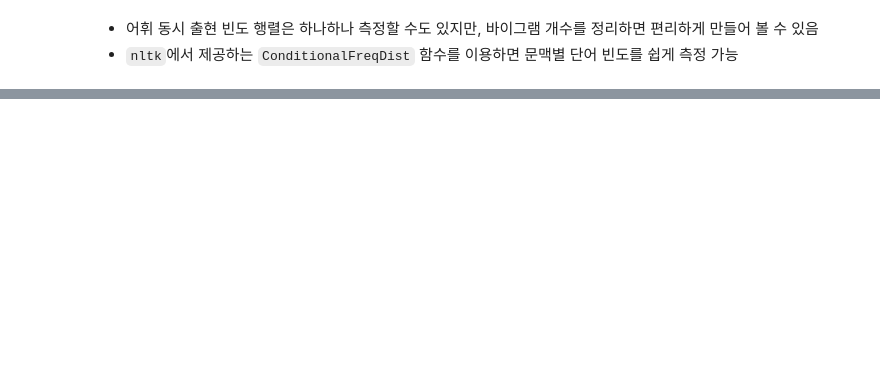
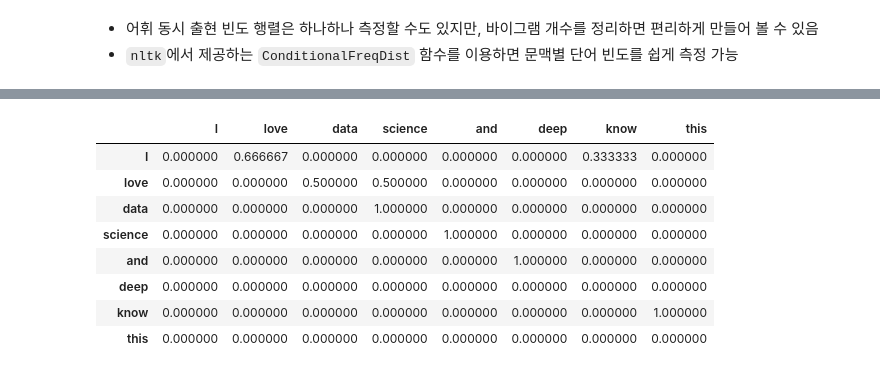
Before and after one commit to bbinibini/Natural-Laguage-Processing, a Jupyter notebook: 5.의미 연결망 분석(Semantic Network Analysis).ipynb, the cells around one changed output, grey strips where cells are left out. Drawn from its saved outputs; the diff is of its cells as text; code cells hidden in the pictures; blank space fills up the shorter version.

```diff
--- a/5.의미 연결망 분석(Semantic Network Analysis).ipynb
+++ b/5.의미 연결망 분석(Semantic Network Analysis).ipynb
@@ -64,0 +184,5 @@ print(qgram_list)
+# %%
+from nltk.probability import ConditionalProbDist, MLEProbDist
+
+cpd = ConditionalProbDist(cfd, MLEProbDist)
+cpd.conditions()
@@ -64,0 +191,9 @@ print(qgram_list)
+# %%
+prob_matrix = []
+
+for i in cpd.keys() :
+    prob_matrix.append([cpd[i].prob(j) for j in cpd.keys()])
+
+prob_matrix = np.array(prob_matrix)
+print(cpd.keys())
+print(prob_matrix)
@@ -64,0 +218,13 @@ print(qgram_list)
+# %%
+df = pd.DataFrame(prob_matrix, index=cpd.keys(), columns=cpd.keys())
+df.style.background_gradient(cmap = 'coolwarm')
+# %% [output]
+|  | I | love | data | science | and | deep | know | this |
+| I | 0.000000 | 0.666667 | 0.000000 | 0.000000 | 0.000000 | 0.000000 | 0.333333 | 0.000000 |
+| love | 0.000000 | 0.000000 | 0.500000 | 0.500000 | 0.000000 | 0.000000 | 0.000000 | 0.000000 |
+| data | 0.000000 | 0.000000 | 0.000000 | 1.000000 | 0.000000 | 0.000000 | 0.000000 | 0.000000 |
+| science | 0.000000 | 0.000000 | 0.000000 | 0.000000 | 1.000000 | 0.000000 | 0.000000 | 0.000000 |
+| and | 0.000000 | 0.000000 | 0.000000 | 0.000000 | 0.000000 | 1.000000 | 0.000000 | 0.000000 |
+| deep | 0.000000 | 0.000000 | 0.000000 | 0.000000 | 0.000000 | 0.000000 | 0.000000 | 0.000000 |
+| know | 0.000000 | 0.000000 | 0.000000 | 0.000000 | 0.000000 | 0.000000 | 0.000000 | 1.000000 |
+| this | 0.000000 | 0.000000 | 0.000000 | 0.000000 | 0.000000 | 0.000000 | 0.000000 | 0.000000 |
```
Also changed, not shown: parts of 22 cells of this notebook.
